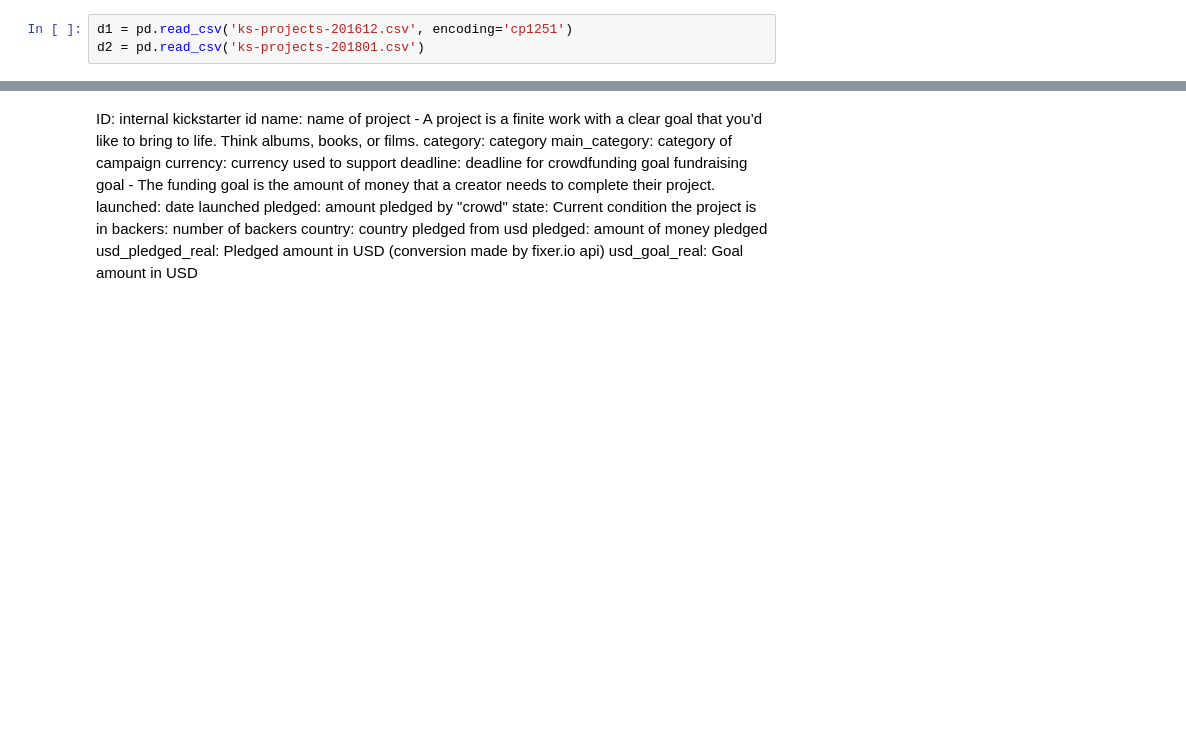
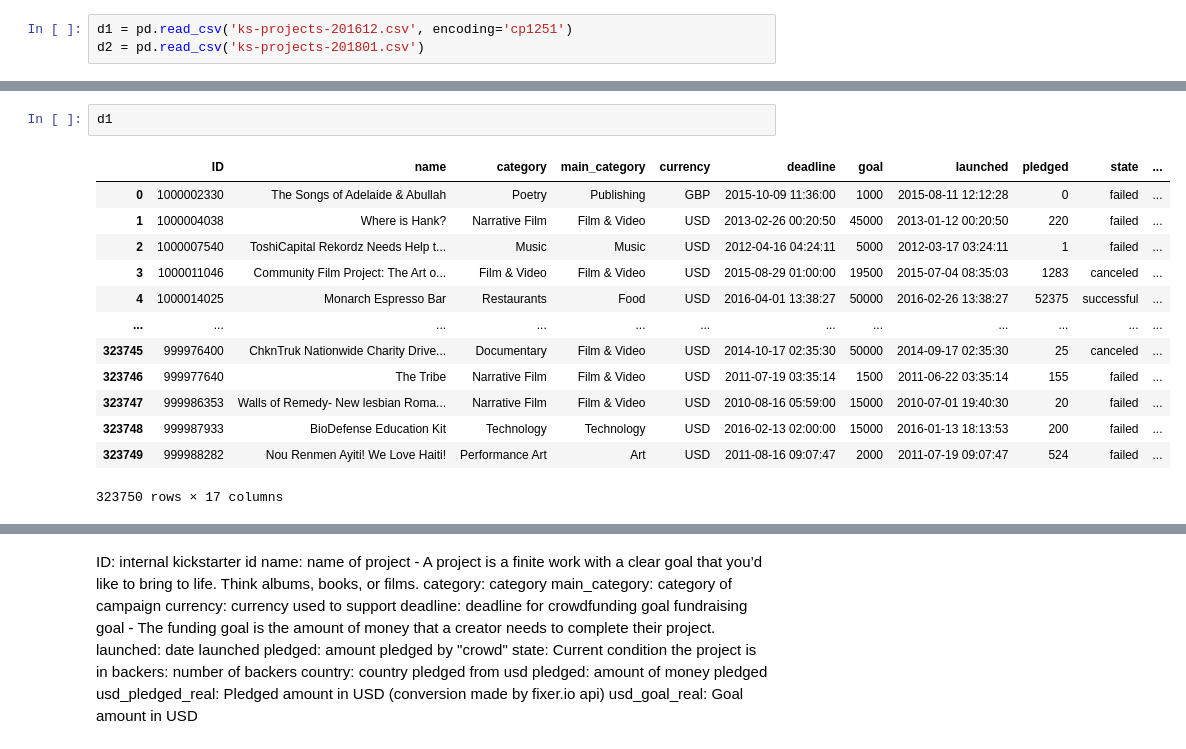
Before and after one commit to mgbrsk/DS_projects, a Jupyter notebook: kkstr/Kickstarter.ipynb, the cells around one changed output, grey strips where cells are left out. Saved outputs shown, nothing was run; the diff lists cells and outputs as text; blank space fills up the shorter version.

```diff
--- a/kkstr/Kickstarter.ipynb
+++ b/kkstr/Kickstarter.ipynb
@@ -16,0 +34,16 @@ d2 = pd.read_csv('ks-projects-201801.csv')
+# %%
+d1
+# %% [output]
+|  | ID | name | category | main_category | currency | deadline | goal | launched | pledged | state | ... |
+| 0 | 1000002330 | The Songs of Adelaide & Abullah | Poetry | Publishing | GBP | 2015-10-09 11:36:00 | 1000 | 2015-08-11 12:12:28 | 0 | failed | ... |
+| 1 | 1000004038 | Where is Hank? | Narrative Film | Film & Video | USD | 2013-02-26 00:20:50 | 45000 | 2013-01-12 00:20:50 | 220 | failed | ... |
+| 2 | 1000007540 | ToshiCapital Rekordz Needs Help t... | Music | Music | USD | 2012-04-16 04:24:11 | 5000 | 2012-03-17 03:24:11 | 1 | failed | ... |
+| 3 | 1000011046 | Community Film Project: The Art o... | Film & Video | Film & Video | USD | 2015-08-29 01:00:00 | 19500 | 2015-07-04 08:35:03 | 1283 | canceled | ... |
+| 4 | 1000014025 | Monarch Espresso Bar | Restaurants | Food | USD | 2016-04-01 13:38:27 | 50000 | 2016-02-26 13:38:27 | 52375 | successful | ... |
+| ... | ... | ... | ... | ... | ... | ... | ... | ... | ... | ... | ... |
+| 323745 | 999976400 | ChknTruk Nationwide Charity Drive... | Documentary | Film & Video | USD | 2014-10-17 02:35:30 | 50000 | 2014-09-17 02:35:30 | 25 | canceled | ... |
+| 323746 | 999977640 | The Tribe | Narrative Film | Film & Video | USD | 2011-07-19 03:35:14 | 1500 | 2011-06-22 03:35:14 | 155 | failed | ... |
+| 323747 | 999986353 | Walls of Remedy- New lesbian Roma... | Narrative Film | Film & Video | USD | 2010-08-16 05:59:00 | 15000 | 2010-07-01 19:40:30 | 20 | failed | ... |
+| 323748 | 999987933 | BioDefense Education Kit | Technology | Technology | USD | 2016-02-13 02:00:00 | 15000 | 2016-01-13 18:13:53 | 200 | failed | ... |
+| 323749 | 999988282 | Nou Renmen Ayiti! We Love Haiti! | Performance Art | Art | USD | 2011-08-16 09:07:47 | 2000 | 2011-07-19 09:07:47 | 524 | failed | ... |
+323750 rows × 17 columns
```
Also changed, not shown: parts of 23 cells of this notebook, 2 other files.
